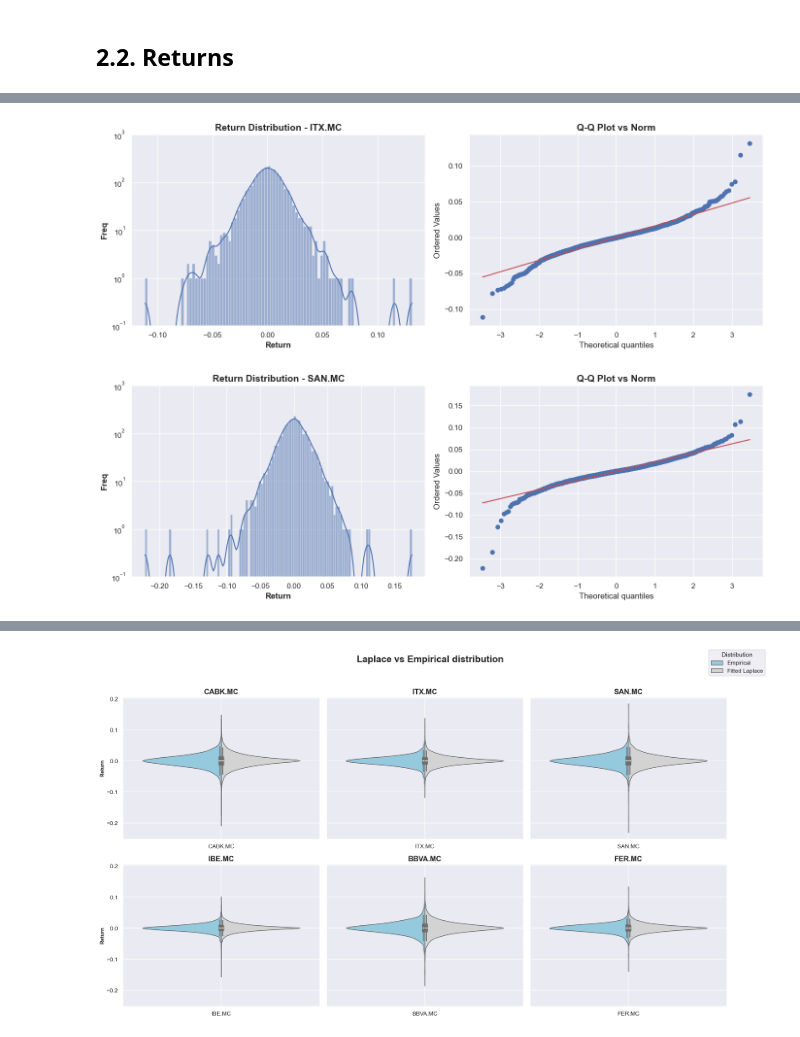
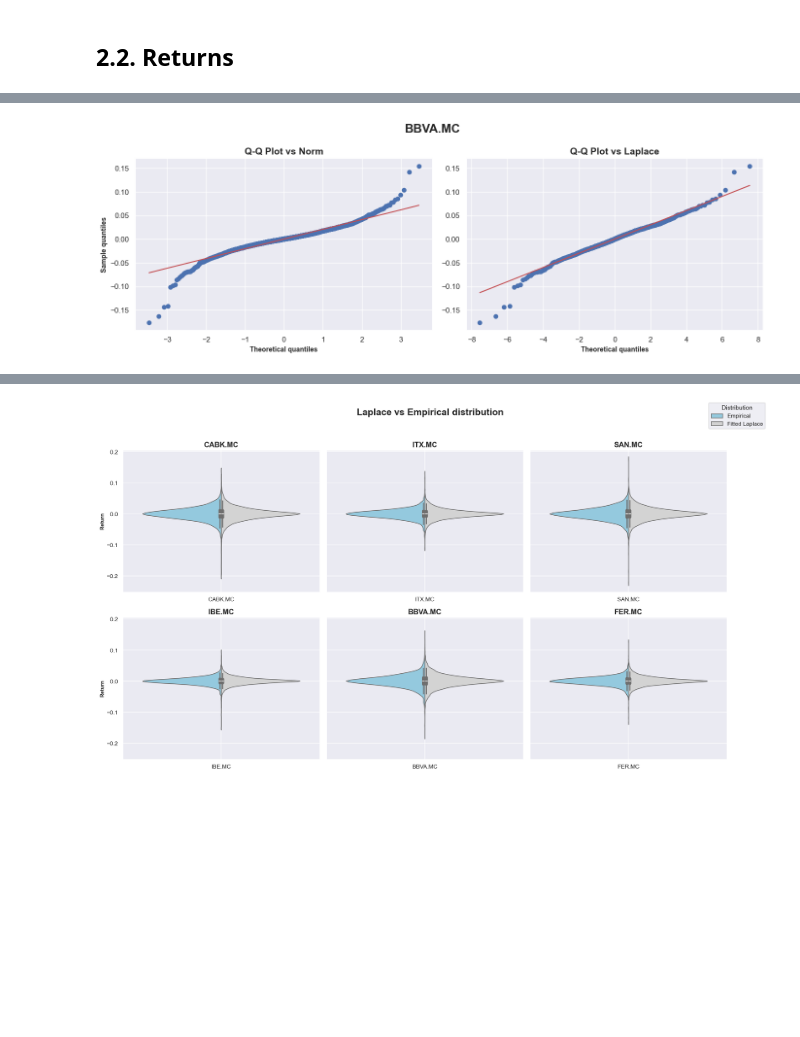
Before and after one commit to JuanCastillo29/Portfolio-Optimization-of-IBEX-35-Assets-Using-Laplace-Fitted-Returns, a Jupyter notebook: Notebooks/Data_exploration_&_volatility.ipynb, the cells around one changed output, grey strips where cells are left out. Saved outputs shown, nothing was run; the diff lists cells and outputs as text; code cells hidden in the pictures; blank space fills up the shorter version.

```diff
--- a/Notebooks/Data_exploration_&_volatility.ipynb
+++ b/Notebooks/Data_exploration_&_volatility.ipynb
@@ -75,31 +79,39 @@ returns.describe()
 8 rows × 32 columns
 # %%
-def return_dist_and_qq(data, asset, dist='norm'):
+def return_dist_and_qq(data, asset, dist1='norm', dist2='laplace'):
     column_name = f"Close_{asset}"
 
     if column_name not in data.columns:
         raise ValueError(f"La columna '{column_name}' no existe en el DataFrame.")
 
-
     fig, axes = plt.subplots(1, 2, figsize=(14, 5))
 
-    sns.histplot(returns[column_name], kde=True, ax=axes[0])
-    axes[0].set_yscale("log")
-    axes[0].set_xlabel("Return", fontsize=12, fontweight='bold')
-    axes[0].set_ylabel("Freq", fontsize=12, fontweight='bold')
-    axes[0].set_title(f"Return Distribution - {asset}", fontsize=14, fontweight='bold')
-    axes[0].set_ylim(0.1, 1000)
+    #sns.histplot(returns[column_name], kde=True, ax=axes[0])
+    #axes[0].set_yscale("log")
+    #axes[0].set_xlabel("Return", fontsize=12, fontweight='bold')
+    #axes[0].set_ylabel("Freq", fontsize=12, fontweight='bold')
+    #axes[0].set_title(f"Return Distribution - {asset}", fontsize=14, fontweight='bold')
+    #axes[0].set_ylim(0.1, 1000)
 
 
-    stats.probplot(returns[column_name].dropna(), dist=dist, plot=axes[1])
-    axes[1].set_title(f"Q-Q Plot vs {dist.capitalize()}", fontsize=14, fontweight='bold')
+    fig.suptitle(f"{asset}", fontsize=18, fontweight='bold')
+    stats.probplot(returns[column_name].dropna(), dist=dist1, plot=axes[0])
+    axes[0].set_title(f"Q-Q Plot vs {dist1.capitalize()}", fontsize=14, fontweight='bold')
+    axes[0].grid(True)
+
+    stats.probplot(returns[column_name].dropna(), dist=dist2, plot=axes[1])
+    axes[1].set_title(f"Q-Q Plot vs {dist2.capitalize()}", fontsize=14, fontweight='bold')
     axes[1].grid(True)
+
+    axes[0].set_xlabel("Theoretical quantiles", fontsize=10, fontweight='bold')
+    axes[1].set_xlabel("Theoretical quantiles", fontsize=10, fontweight='bold')
+
+    axes[0].set_ylabel("Sample quantiles", fontsize=10, fontweight='bold')
+    axes[1].set_ylabel("", fontsize=10, fontweight='bold')
 
     plt.tight_layout()
     plt.show()
 
-return_dist_and_qq(returns, "ITX.MC")
-return_dist_and_qq(returns, "SAN.MC")
+return_dist_and_qq(returns, "BBVA.MC")
 # %% [output]
-[figure, old version]
+[figure, new version]
-[figure, removed]
```
Also changed, not shown: parts of 13 cells of this notebook.
